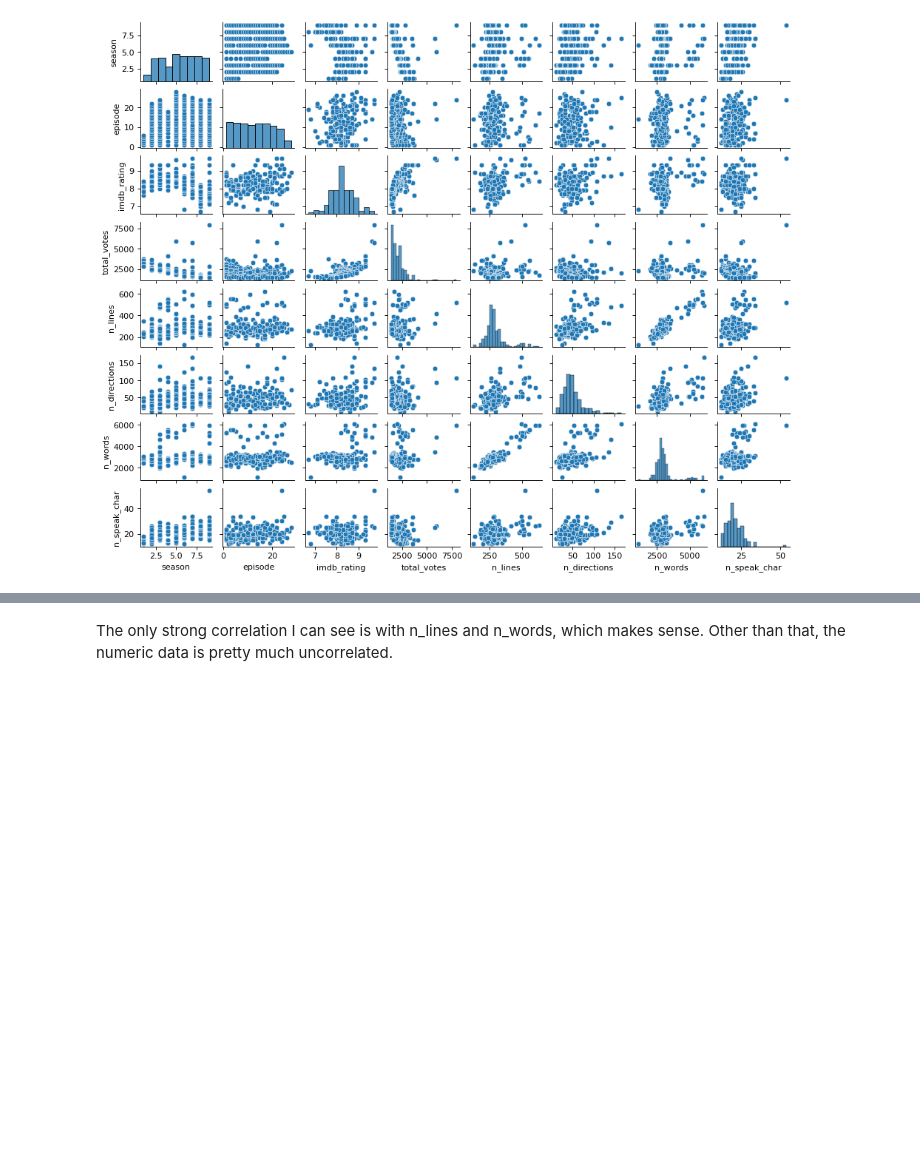
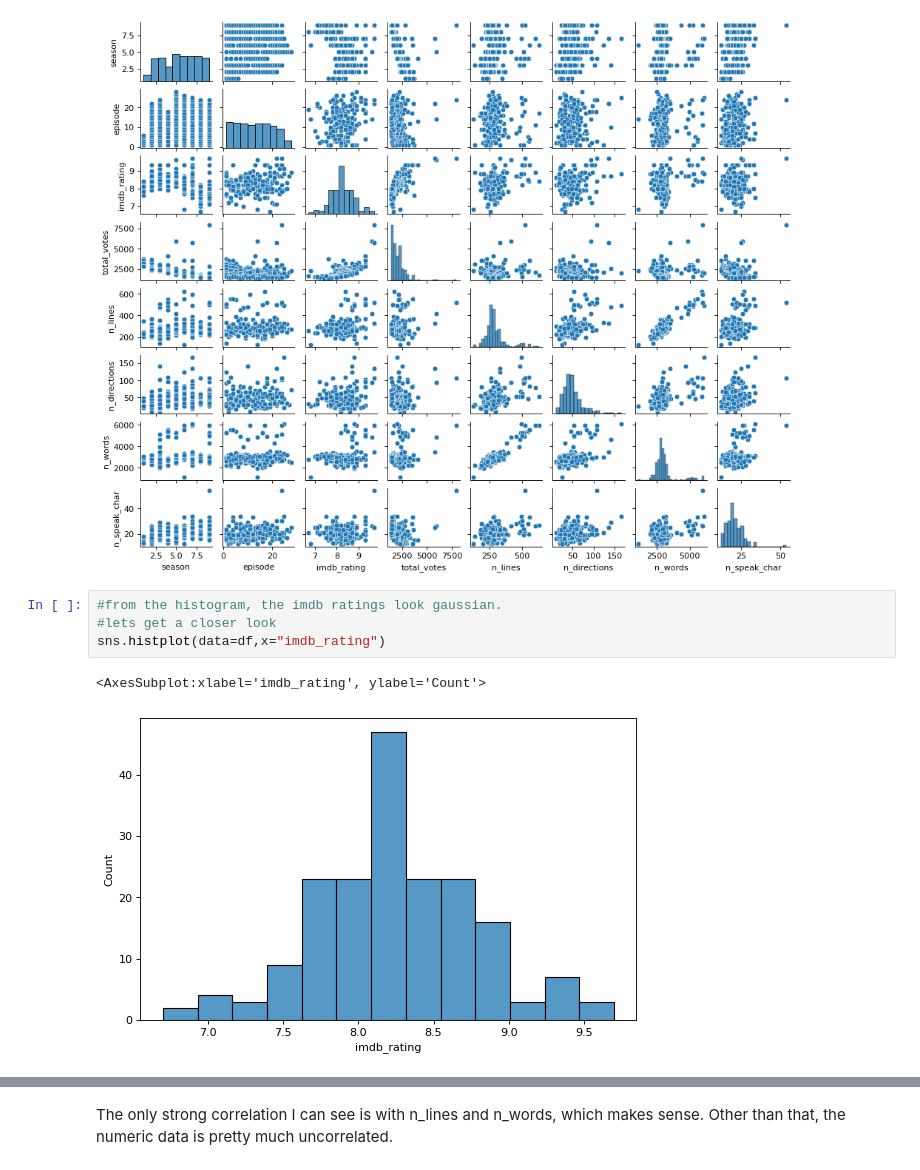
Before and after one commit to anoushka632/mlp-proj1, a Jupyter notebook: Anoushka's notebook.ipynb, the cells around one changed output, grey strips where cells are left out. Cells and saved outputs as stored; diff of their text form; blank space fills up the shorter version.

```diff
--- a/Anoushka's notebook.ipynb
+++ b/Anoushka's notebook.ipynb
@@ -79,3 +79,10 @@ sns.pairplot(df, height=1.2, aspect=1.25)
 # %% [output]
 <seaborn.axisgrid.PairGrid at 0x...>
 [figure]
+# %%
+#from the histogram, the imdb ratings look gaussian.
+#lets get a closer look
+sns.histplot(data=df,x="imdb_rating")
+# %% [output]
+<AxesSubplot:xlabel='imdb_rating', ylabel='Count'>
+[figure, added]
```
Also changed, not shown: parts of 2 cells of this notebook.
